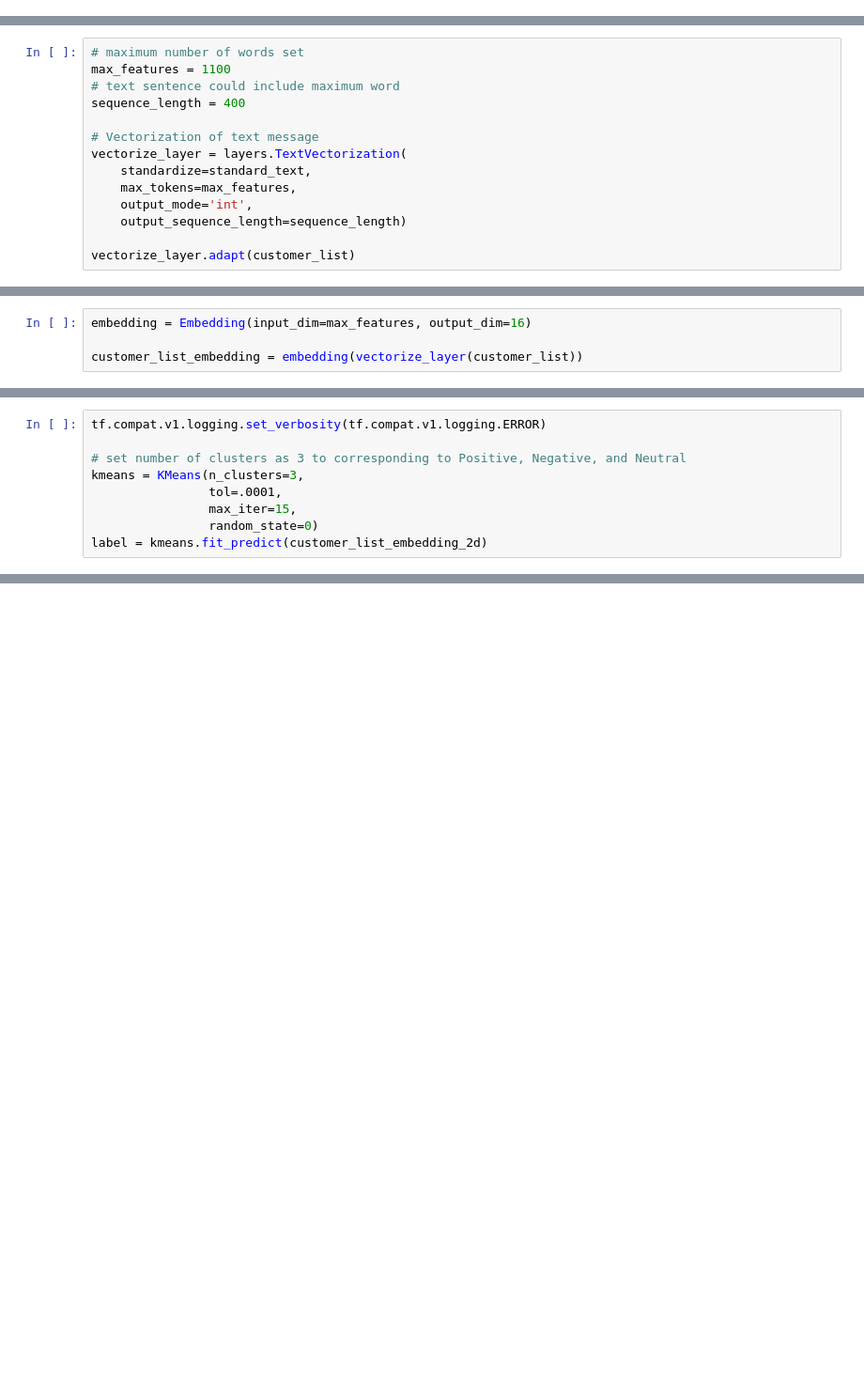
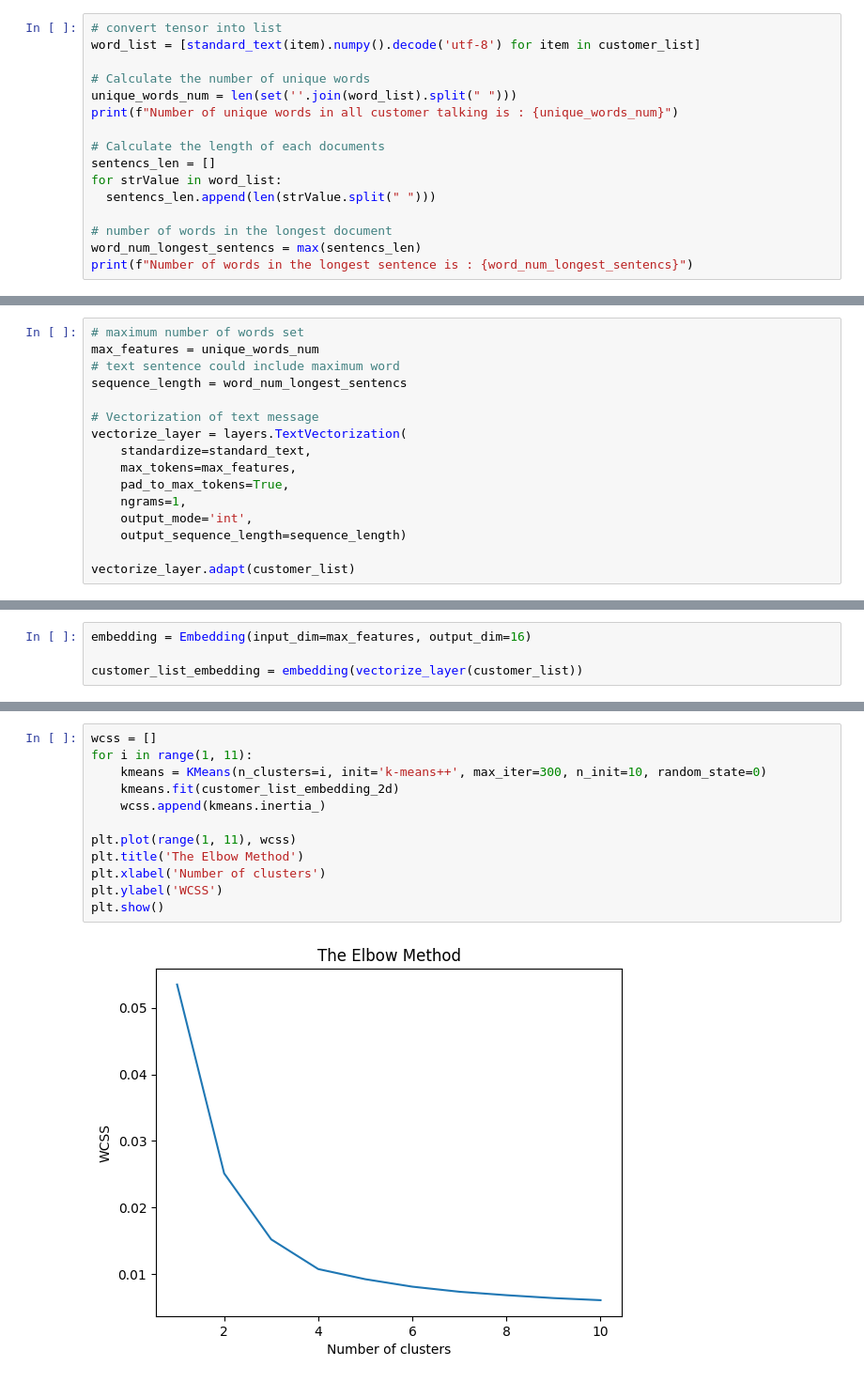
Before and after one commit to HRI328/AXA-CASE-1, a Jupyter notebook: sentiment_analysis.ipynb, the cells around one changed output, grey strips where cells are left out. Shown at 94% size. Drawn from its saved outputs; the diff is of its cells as text; blank space fills up the shorter version.

```diff
--- a/sentiment_analysis.ipynb
+++ b/sentiment_analysis.ipynb
@@ -105,0 +134,16 @@ standard_text(customer_list[2])
+# %%
+# convert tensor into list
+word_list = [standard_text(item).numpy().decode('utf-8') for item in customer_list]
+
+# Calculate the number of unique words
+unique_words_num = len(set(''.join(word_list).split(" ")))
+print(f"Number of unique words in all customer talking is : {unique_words_num}")
+
+# Calculate the length of each documents
+sentencs_len = []
+for strValue in word_list:
+  sentencs_len.append(len(strValue.split(" ")))
+
+# number of words in the longest document
+word_num_longest_sentencs = max(sentencs_len)
+print(f"Number of words in the longest sentence is : {word_num_longest_sentencs}")
@@ -106,13 +155,15 @@ standard_text(customer_list[2])
 # %%
 # maximum number of words set
-max_features = 1100
+max_features = unique_words_num
 # text sentence could include maximum word
-sequence_length = 400
+sequence_length = word_num_longest_sentencs
 
 # Vectorization of text message
 vectorize_layer = layers.TextVectorization(
     standardize=standard_text,
     max_tokens=max_features,
+    pad_to_max_tokens=True,
+    ngrams=1,
     output_mode='int',
     output_sequence_length=sequence_length)
 
@@ -172,9 +209,0 @@ The reason is:
-# %%
-tf.compat.v1.logging.set_verbosity(tf.compat.v1.logging.ERROR)
-
-# set number of clusters as 3 to corresponding to Positive, Negative, and Neutral
-kmeans = KMeans(n_clusters=3,
-                tol=.0001,
-                max_iter=15,
-                random_state=0)
-label = kmeans.fit_predict(customer_list_embedding_2d)
@@ -274,0 +232,14 @@ plt.show()
+# %%
+wcss = []
+for i in range(1, 11):
+    kmeans = KMeans(n_clusters=i, init='k-means++', max_iter=300, n_init=10, random_state=0)
+    kmeans.fit(customer_list_embedding_2d)
+    wcss.append(kmeans.inertia_)
+
+plt.plot(range(1, 11), wcss)
+plt.title('The Elbow Method')
+plt.xlabel('Number of clusters')
+plt.ylabel('WCSS')
+plt.show()
+# %% [output]
+[figure, added]
```
Also changed, not shown: parts of 55 cells of this notebook.
